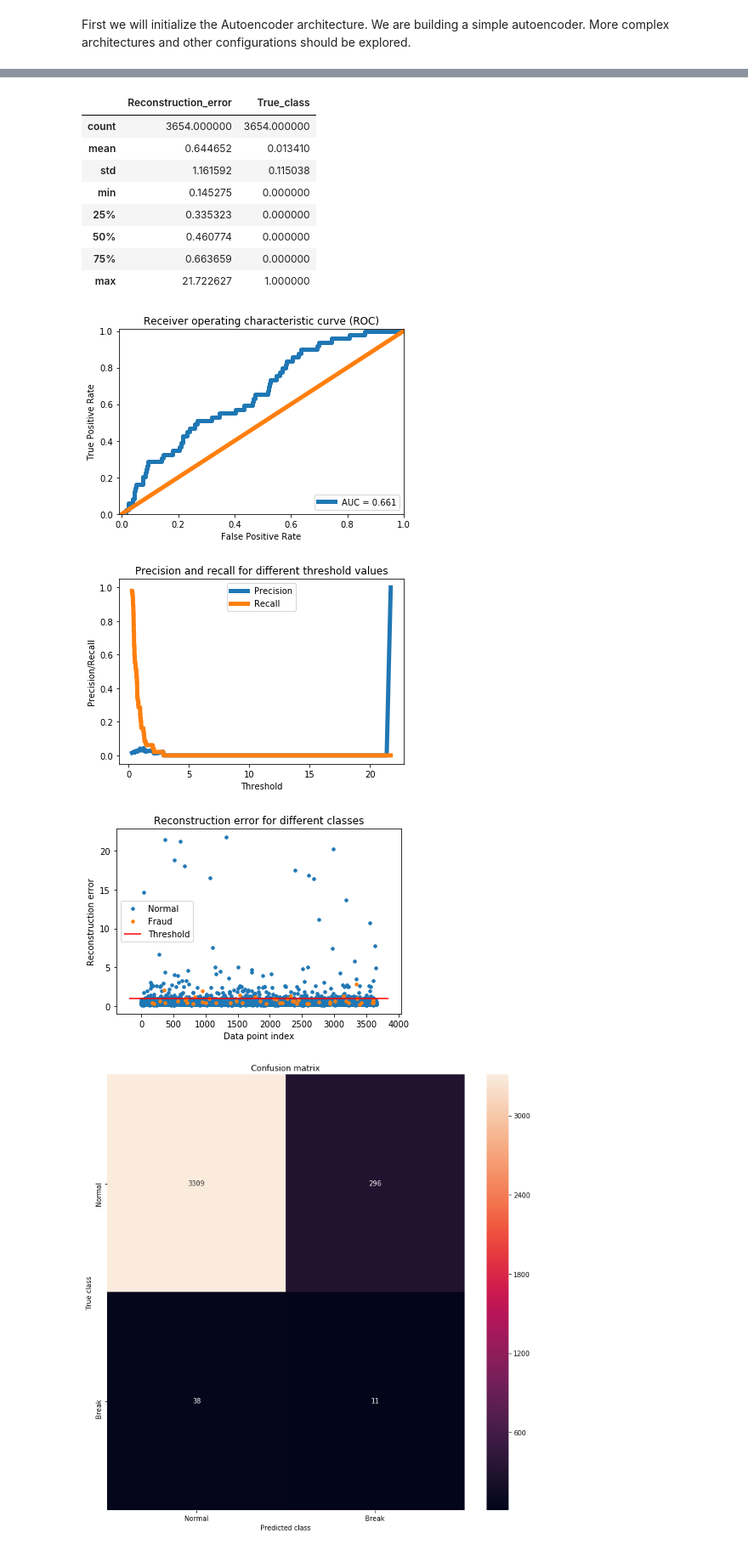
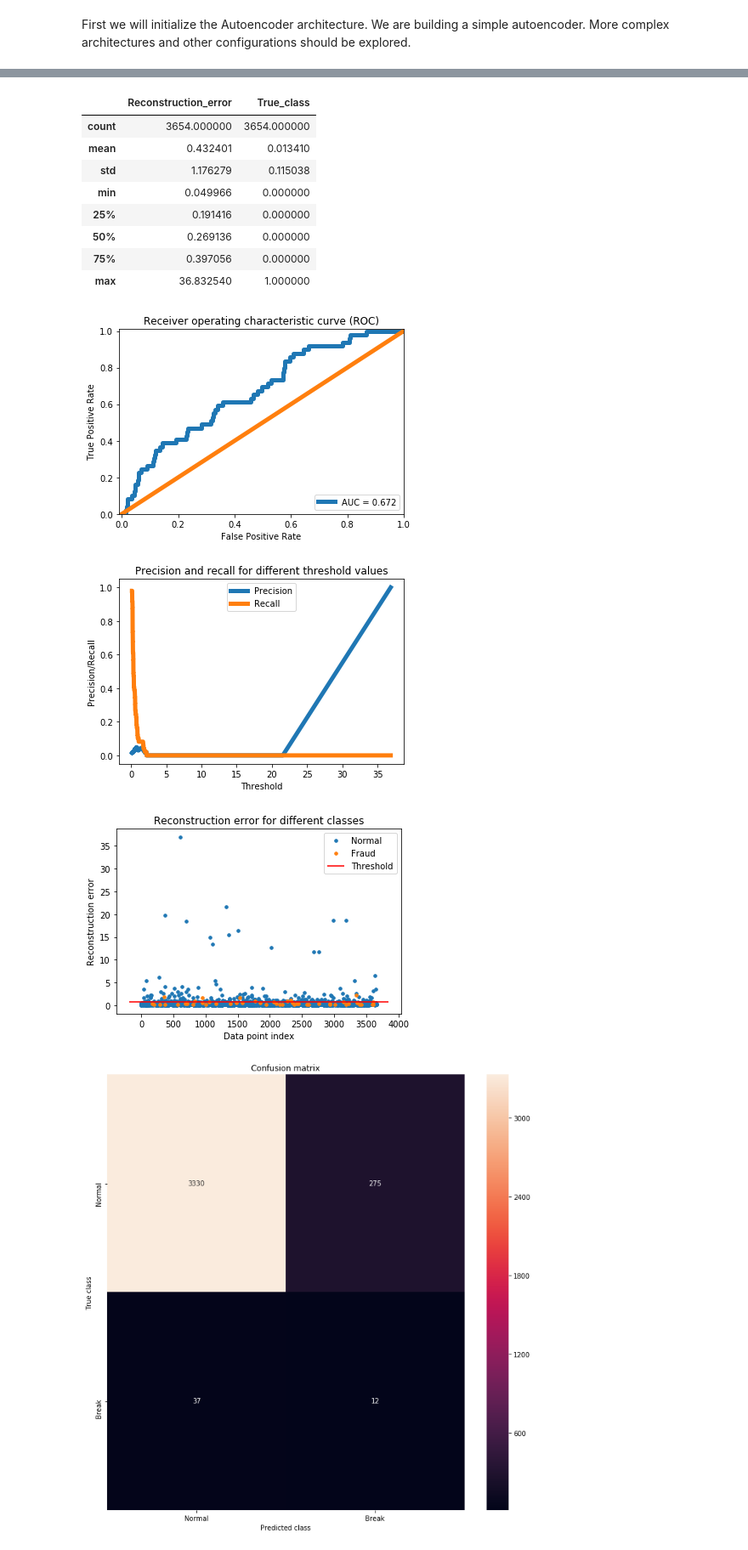
Before and after one commit to cran2367/lstm_autoencoder_classifier, a Jupyter notebook: lstm_autoencoder_classifier-tmp.ipynb, the cells around one changed output, grey strips where cells are left out. Shown at 85% size. Saved outputs shown, nothing was run; the diff lists cells and outputs as text; code cells hidden in the pictures.

```diff
--- a/lstm_autoencoder_classifier-tmp.ipynb
+++ b/lstm_autoencoder_classifier-tmp.ipynb
@@ -203,7 +203,7 @@ The two tables are the same. This testifies that we are correctly taking 3 sampl
 #### Creating 3D tensors with longer lookback for LSTM
 Applying a lookback equivalent to one hour.
 # %%
-lookback = 20  # Equivalent to 10 min of past data.
+lookback = 5  # Equivalent to 10 min of past data.
 X, y = temporalize(X = input_X, y = input_y, lookback = lookback)
 # %% [markdown]
 ### Divide the data into train, valid, and test
@@ -305,20 +305,20 @@ timesteps =  X_train.shape[1] # equal to the lookback
 n_features =  X_train.shape[2] # 59
 # %%
 epochs = 500
-batch = 128
+batch = 64
 lr = 0.0001
 # %%
 lstm_autoencoder = Sequential()
 # Encoder
 lstm_autoencoder.add(LSTM(timesteps, activation='relu', input_shape=(timesteps, n_features), return_sequences=True))
-lstm_autoencoder.add(LSTM(32, activation='relu', return_sequences=True))
+# lstm_autoencoder.add(LSTM(32, activation='relu', return_sequences=True))
 lstm_autoencoder.add(LSTM(16, activation='relu', return_sequences=True))
 lstm_autoencoder.add(LSTM(1, activation='relu'))
 lstm_autoencoder.add(RepeatVector(timesteps))
 # Decoder
 lstm_autoencoder.add(LSTM(timesteps, activation='relu', return_sequences=True))
 lstm_autoencoder.add(LSTM(16, activation='relu', return_sequences=True))
-lstm_autoencoder.add(LSTM(32, activation='relu', return_sequences=True))
+# lstm_autoencoder.add(LSTM(32, activation='relu', return_sequences=True))
 lstm_autoencoder.add(TimeDistributed(Dense(n_features)))
 
 lstm_autoencoder.summary()
@@ -389,13 +391,13 @@ error_df.describe()
 # %% [output]
 |  | Reconstruction_error | True_class |
 | count | 3654.000000 | 3654.000000 |
-| mean | 0.644652 | 0.013410 |
-| std | 1.161592 | 0.115038 |
-| min | 0.145275 | 0.000000 |
-| 25% | 0.335323 | 0.000000 |
-| 50% | 0.460774 | 0.000000 |
-| 75% | 0.663659 | 0.000000 |
-| max | 21.722627 | 1.000000 |
+| mean | 0.432401 | 0.013410 |
+| std | 1.176279 | 0.115038 |
+| min | 0.049966 | 0.000000 |
+| 25% | 0.191416 | 0.000000 |
+| 50% | 0.269136 | 0.000000 |
+| 75% | 0.397056 | 0.000000 |
+| max | 36.832540 | 1.000000 |
 # %%
 false_pos_rate, true_pos_rate, thresholds = roc_curve(error_df.True_class, error_df.Reconstruction_error)
 roc_auc = auc(false_pos_rate, true_pos_rate,)
@@ -411,7 +413,7 @@ plt.ylabel('True Positive Rate')
 plt.xlabel('False Positive Rate')
 plt.show()
 # %% [output]
-[figure, old version]
+[figure, new version]
 # %%
 precision_rt, recall_rt, threshold_rt = precision_recall_curve(error_df.True_class, error_df.Reconstruction_error)
 plt.plot(threshold_rt, precision_rt[1:], label="Precision",linewidth=5)
@@ -422,23 +424,23 @@ plt.ylabel('Precision/Recall')
 plt.legend()
 plt.show()
 # %% [output]
-[figure, old version]
+[figure, new version]
 # %%
-threshold_fixed = 1
+threshold_fixed = 0.7
 groups = error_df.groupby('True_class')
 fig, ax = plt.subplots()
 
 for name, group in groups:
     ax.plot(group.index, group.Reconstruction_error, marker='o', ms=3.5, linestyle='',
             label= "Fraud" if name == 1 else "Normal")
 ax.hlines(threshold_fixed, ax.get_xlim()[0], ax.get_xlim()[1], colors="r", zorder=100, label='Threshold')
 ax.legend()
 plt.title("Reconstruction error for different classes")
 plt.ylabel("Reconstruction error")
 plt.xlabel("Data point index")
 plt.show();
 # %% [output]
-[figure, old version]
+[figure, new version]
 # %%
 pred_y = [1 if e > threshold_fixed else 0 for e in error_df.Reconstruction_error.values]
 # %%
```
Also changed, not shown: parts of 6 cells of this notebook.
